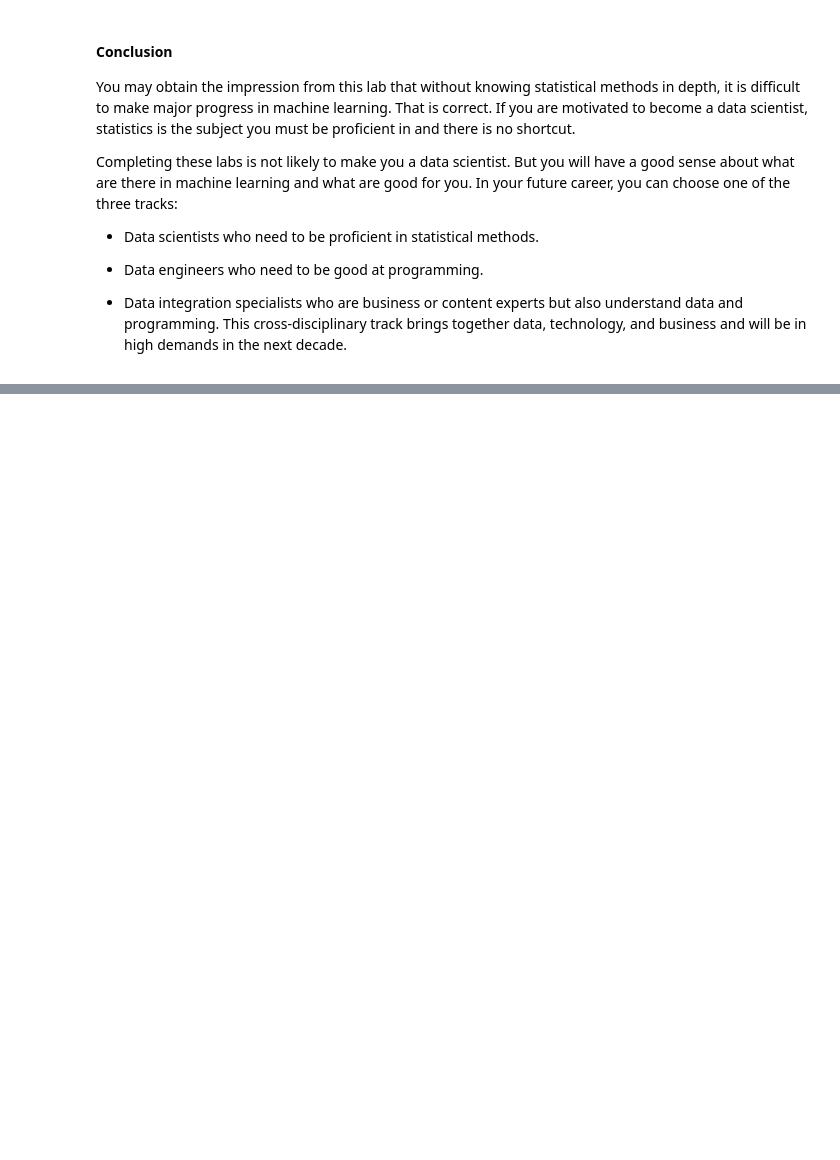
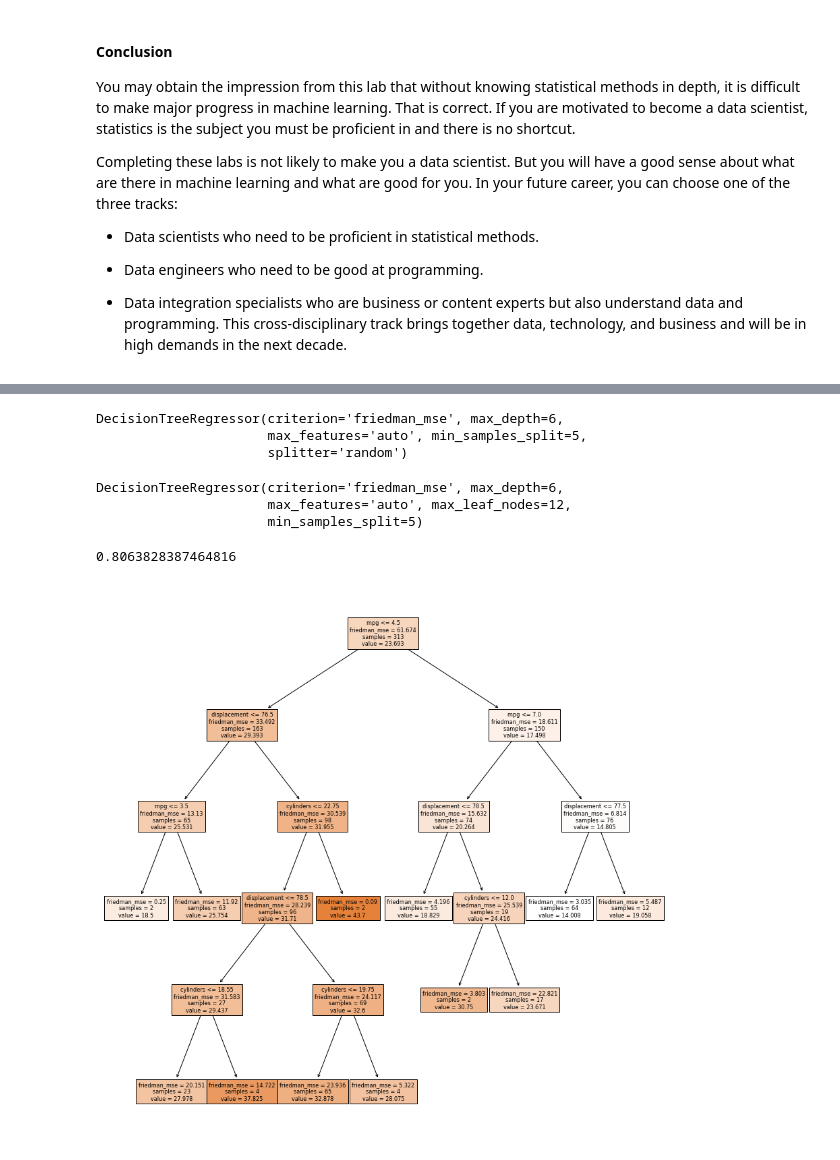
Before and after one commit to ta-data-bcn/lab-supervised-learning-sklearn, a Jupyter notebook: your-code/main.ipynb, the cells around one changed output, grey strips where cells are left out. Cells and saved outputs as stored; diff of their text form; code cells hidden in the pictures; blank space fills up the shorter version.

```diff
--- a/your-code/main.ipynb
+++ b/your-code/main.ipynb
@@ -490,0 +496,14 @@ Completing these labs is not likely to make you a data scientist. But you will h
+# %%
+tree = DecisionTreeRegressor()
+tree_search = GridSearchCV(estimator=tree,
+                            param_grid={"criterion":["mse", "friedman_mse", "mae"],
+                                        "splitter":["best", "random"],
+                                       "max_depth":[3, 6, 9, 12, 15, 18],
+                                       "min_samples_split":[2,3,4,5,6],
+                                       "max_features":["auto", "sqrt", "log2"]},
+                            scoring="r2",
+                            cv=10)
+# %%
+#X_train09, X_test09, y_train09, y_test09
+
+tree_search.fit(X_train_reduced, y_train_reduced)
@@ -490,0 +518,35 @@ Completing these labs is not likely to make you a data scientist. But you will h
+# %%
+tree_search.best_estimator_
+# %% [output]
+DecisionTreeRegressor(criterion='friedman_mse', max_depth=6,
+                      max_features='auto', min_samples_split=5,
+                      splitter='random')
+# %%
+new_tree = DecisionTreeRegressor(criterion='friedman_mse', max_depth=6,
+                      max_features='auto', min_samples_split=5,
+                      splitter='best',
+                        max_leaf_nodes=12)
+
+new_tree.fit(X_train_reduced, y_train_reduced)
+# %% [output]
+DecisionTreeRegressor(criterion='friedman_mse', max_depth=6,
+                      max_features='auto', max_leaf_nodes=12,
+                      min_samples_split=5)
+# %%
+prediction = new_tree.predict(X_train_reduced)
+r2_score(y_train_reduced, prediction)
+# %% [output]
+0.8063828387464816
+# %%
+from sklearn import tree
+import matplotlib.pyplot as plt
+
+fn = auto.columns
+
+fig, ax = plt.subplots(figsize=(15,15))
+tree.plot_tree(new_tree,
+               feature_names=fn,
+               filled=True)
+plt.show()
+# %% [output]
+[figure, added]
```
Also changed, not shown: parts of 3 cells of this notebook.
